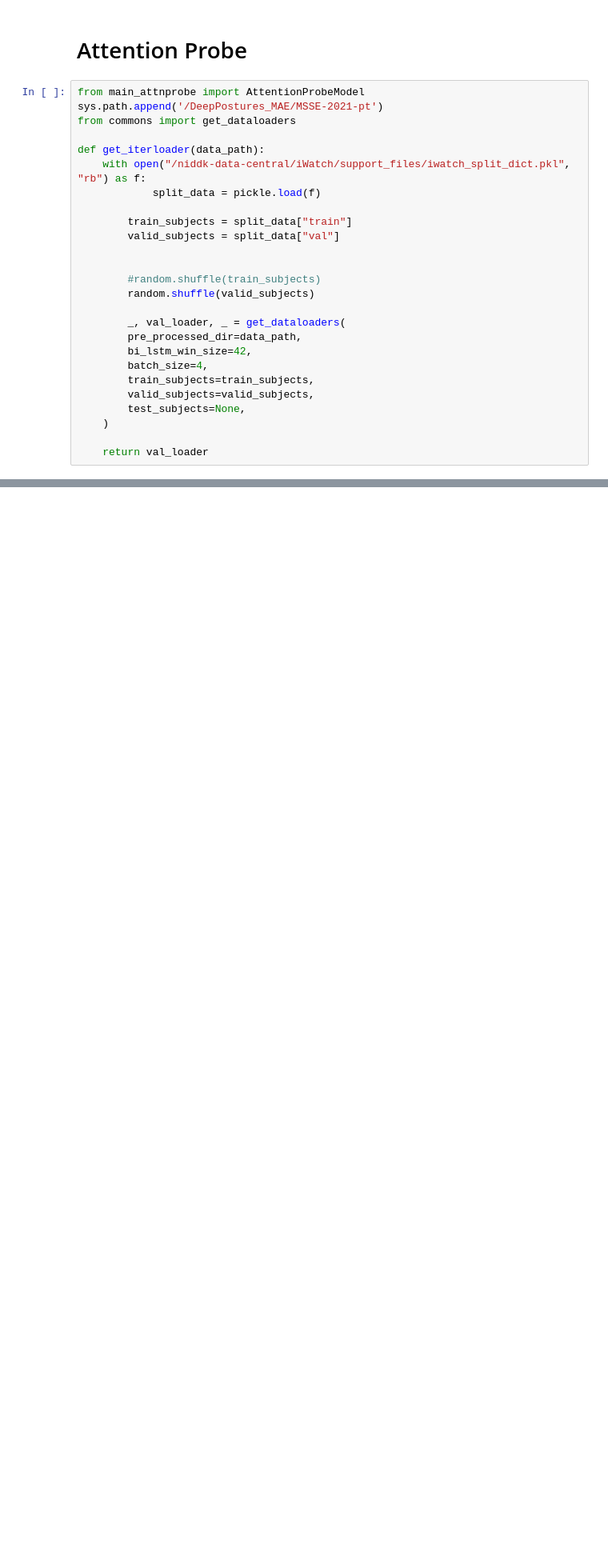
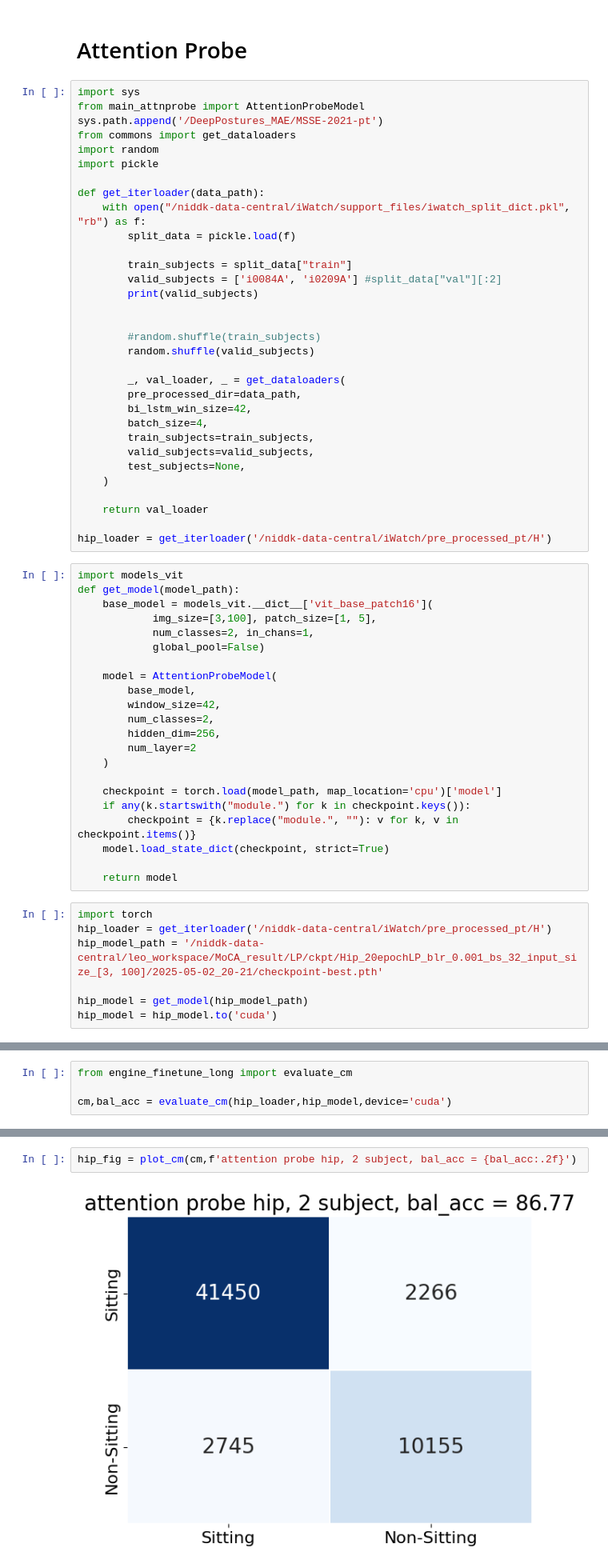
Before and after one commit to yuc0805/DeepPostures_MAE, a Jupyter notebook: MoCA/confusion_matrix.ipynb, the cells around one changed output, grey strips where cells are left out. Shown at 80% size. Saved outputs shown, nothing was run; the diff lists cells and outputs as text; blank space fills up the shorter version.

```diff
--- a/MoCA/confusion_matrix.ipynb
+++ b/MoCA/confusion_matrix.ipynb
@@ -150,16 +252,20 @@ run.finish()
 # %% [markdown]
 # Attention Probe
 # %%
+import sys
 from main_attnprobe import AttentionProbeModel
 sys.path.append('/DeepPostures_MAE/MSSE-2021-pt')
 from commons import get_dataloaders
+import random
+import pickle
 
 def get_iterloader(data_path):
     with open("/niddk-data-central/iWatch/support_files/iwatch_split_dict.pkl", "rb") as f:
-            split_data = pickle.load(f)
+        split_data = pickle.load(f)
 
         train_subjects = split_data["train"]
-        valid_subjects = split_data["val"]
+        valid_subjects = ['i0084A', 'i0209A'] #split_data["val"][:2]
+        print(valid_subjects)
 
 
         #random.shuffle(train_subjects)
@@ -175,3 +281,34 @@ def get_iterloader(data_path):
     )
 
     return val_loader
+
+hip_loader = get_iterloader('/niddk-data-central/iWatch/pre_processed_pt/H')
+# %%
+import models_vit
+def get_model(model_path):
+    base_model = models_vit.__dict__['vit_base_patch16'](
+            img_size=[3,100], patch_size=[1, 5],
+            num_classes=2, in_chans=1,
+            global_pool=False)
+
+    model = AttentionProbeModel(
+        base_model,
+        window_size=42,
+        num_classes=2,
+        hidden_dim=256,
+        num_layer=2
+    )
+
+    checkpoint = torch.load(model_path, map_location='cpu')['model']
+    if any(k.startswith("module.") for k in checkpoint.keys()):
+        checkpoint = {k.replace("module.", ""): v for k, v in checkpoint.items()}
+    model.load_state_dict(checkpoint, strict=True)
+
+    return model
+# %%
+import torch
+hip_loader = get_iterloader('/niddk-data-central/iWatch/pre_processed_pt/H')
+hip_model_path = '/niddk-data-central/leo_workspace/MoCA_result/LP/ckpt/Hip_20epochLP_blr_0.001_bs_32_input_size_[3, 100]/2025-05-02_20-21/checkpoint-best.pth'
+
+hip_model = get_model(hip_model_path)
+hip_model = hip_model.to('cuda')
@@ -177,0 +317,4 @@ def get_iterloader(data_path):
+# %%
+from engine_finetune_long import evaluate_cm
+
+cm,bal_acc = evaluate_cm(hip_loader,hip_model,device='cuda')
@@ -177,0 +323,4 @@ def get_iterloader(data_path):
+# %%
+hip_fig = plot_cm(cm,f'attention probe hip, 2 subject, bal_acc = {bal_acc:.2f}')
+# %% [output]
+[figure, added]
```
Also changed, not shown: parts of 12 cells of this notebook, 2 other files.
